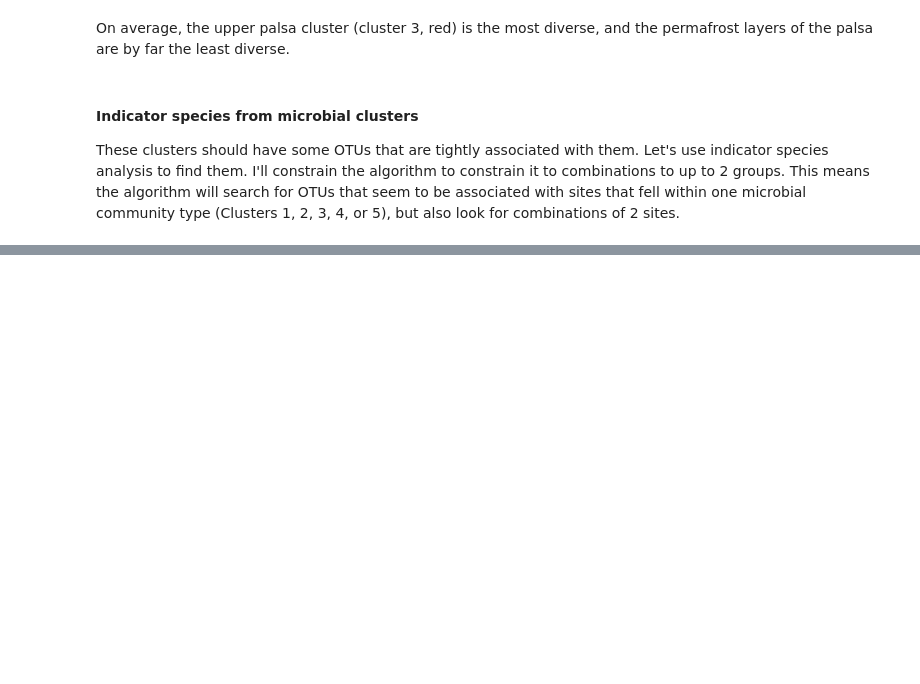
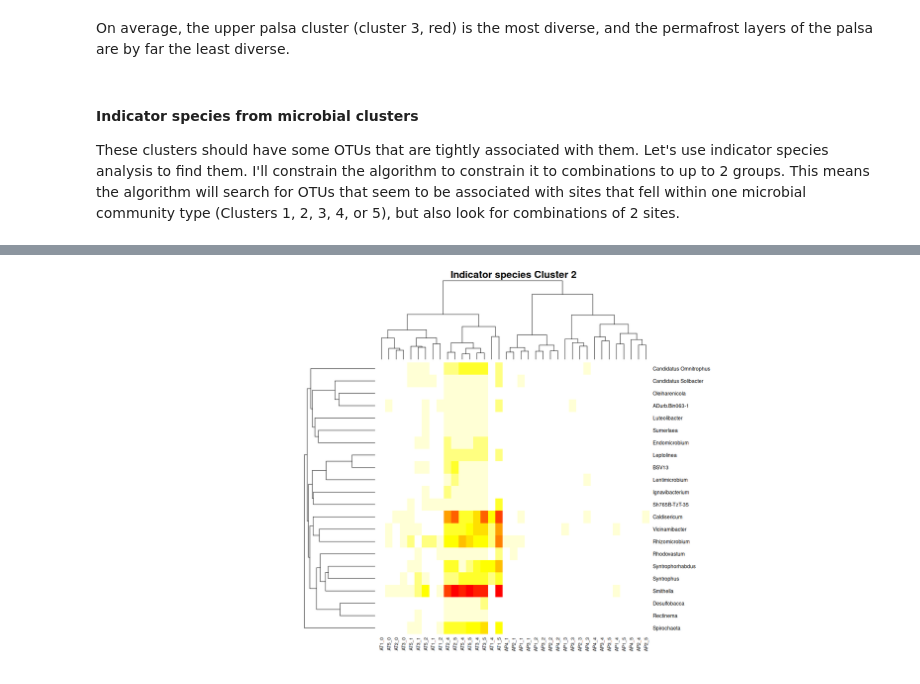
Before and after one commit to danchurch/sphagnumCUEmetabarcoding, a Jupyter notebook: sequenceAnalysis/firstLookPeat16s.ipynb, the cells around one changed output, grey strips where cells are left out. Drawn from its saved outputs; the diff is of its cells as text; code cells hidden in the pictures; blank space fills up the shorter version.

```diff
--- a/sequenceAnalysis/firstLookPeat16s.ipynb
+++ b/sequenceAnalysis/firstLookPeat16s.ipynb
@@ -1076,0 +1120,10 @@ A taxonomyTable: 165 × 6 of type chr
+# %%
+tabasco(commData,
+        use=comm.ward,
+        sp.ind = evenTipdendro, ## fix is here,
+        Rowv=FALSE,
+        Colv=FALSE,
+        main="Indicator species Cluster 2"
+        )
+# %% [output]
+[figure, added]
```
Also changed, not shown: parts of 33 cells of this notebook, 1 other file.
